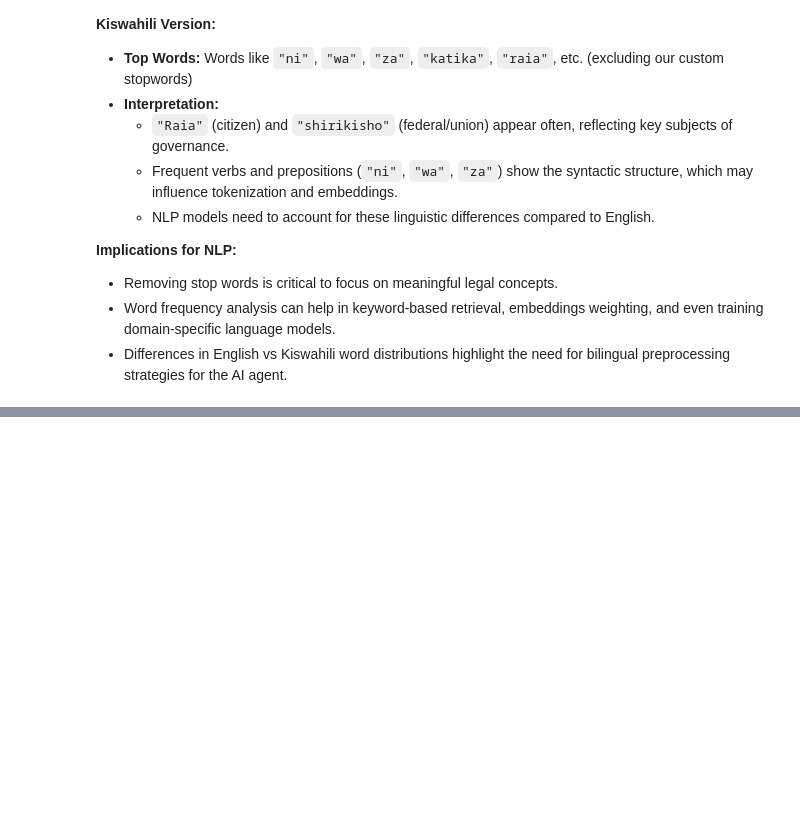
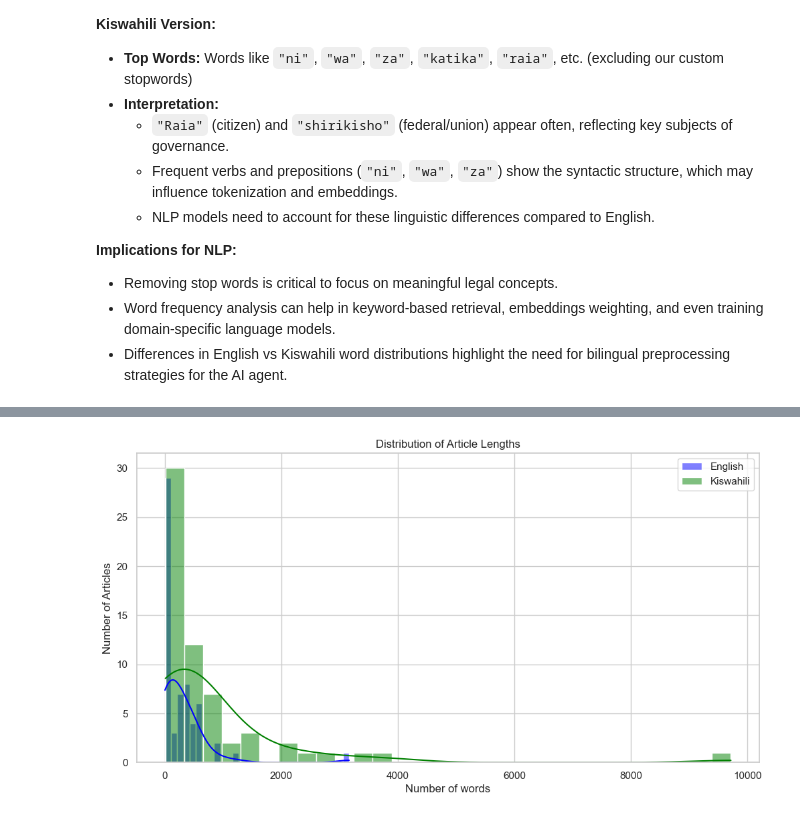
Before and after one commit to OndiekiFrank/kenya-constitution-ai-agent, a Jupyter notebook: Notebooks/kenya_constitution_ai_agent.ipynb, the cells around one changed output, grey strips where cells are left out. Drawn from its saved outputs; the diff is of its cells as text; code cells hidden in the pictures; blank space fills up the shorter version.

Commit message:
Add text length visualization.

```diff
--- a/Notebooks/kenya_constitution_ai_agent.ipynb
+++ b/Notebooks/kenya_constitution_ai_agent.ipynb
@@ -505,0 +512,16 @@ We analyzed the most frequently occurring words in both English and Kiswahili ar
+# %%
+import matplotlib.pyplot as plt
+import seaborn as sns
+
+sns.set(style="whitegrid")
+
+plt.figure(figsize=(12,6))
+sns.histplot(data['Length_English'], bins=30, color='blue', label='English', kde=True)
+sns.histplot(data['Length_Kiswahili'], bins=30, color='green', label='Kiswahili', kde=True)
+plt.title("Distribution of Article Lengths")
+plt.xlabel("Number of words")
+plt.ylabel("Number of Articles")
+plt.legend()
+plt.show()
+# %% [output]
+[figure, added]
```
Also changed, not shown: parts of 1 cell of this notebook.
